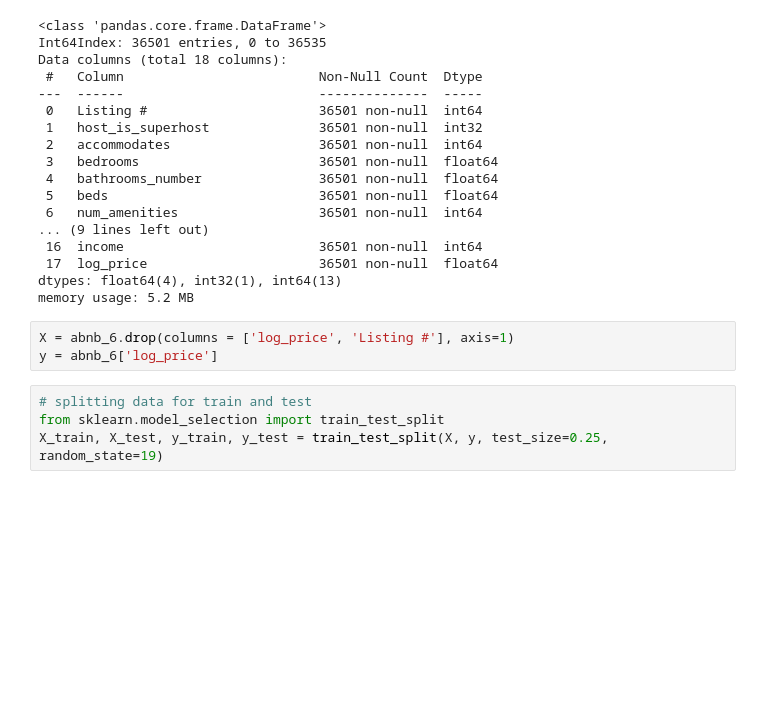
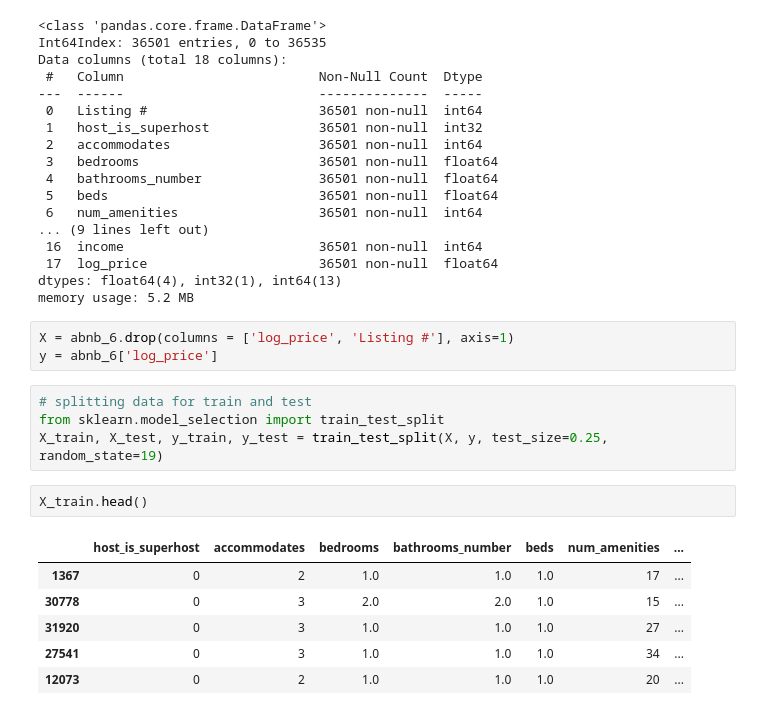
Before and after one commit to BS12345678/Capstone_Two, a Jupyter notebook: ABNB_Preprocessing.ipynb, the cells around one changed output. Saved outputs shown, nothing was run; the diff lists cells and outputs as text; blank space fills up the shorter version.

```diff
--- a/ABNB_Preprocessing.ipynb
+++ b/ABNB_Preprocessing.ipynb
@@ -148,6 +148,15 @@ y = abnb_6['log_price']
 # splitting data for train and test
 from sklearn.model_selection import train_test_split
 X_train, X_test, y_train, y_test = train_test_split(X, y, test_size=0.25, random_state=19)
+# %%
+X_train.head()
+# %% [output]
+|  | host_is_superhost | accommodates | bedrooms | bathrooms_number | beds | num_amenities | ... |
+| 1367 | 0 | 2 | 1.0 | 1.0 | 1.0 | 17 | ... |
+| 30778 | 0 | 3 | 2.0 | 2.0 | 1.0 | 15 | ... |
+| 31920 | 0 | 3 | 1.0 | 1.0 | 1.0 | 27 | ... |
+| 27541 | 0 | 3 | 1.0 | 1.0 | 1.0 | 34 | ... |
+| 12073 | 0 | 2 | 1.0 | 1.0 | 1.0 | 20 | ... |
 # %%
 # Standardising numeric feautures
 
```
Also changed, not shown: parts of 4 cells of this notebook.
